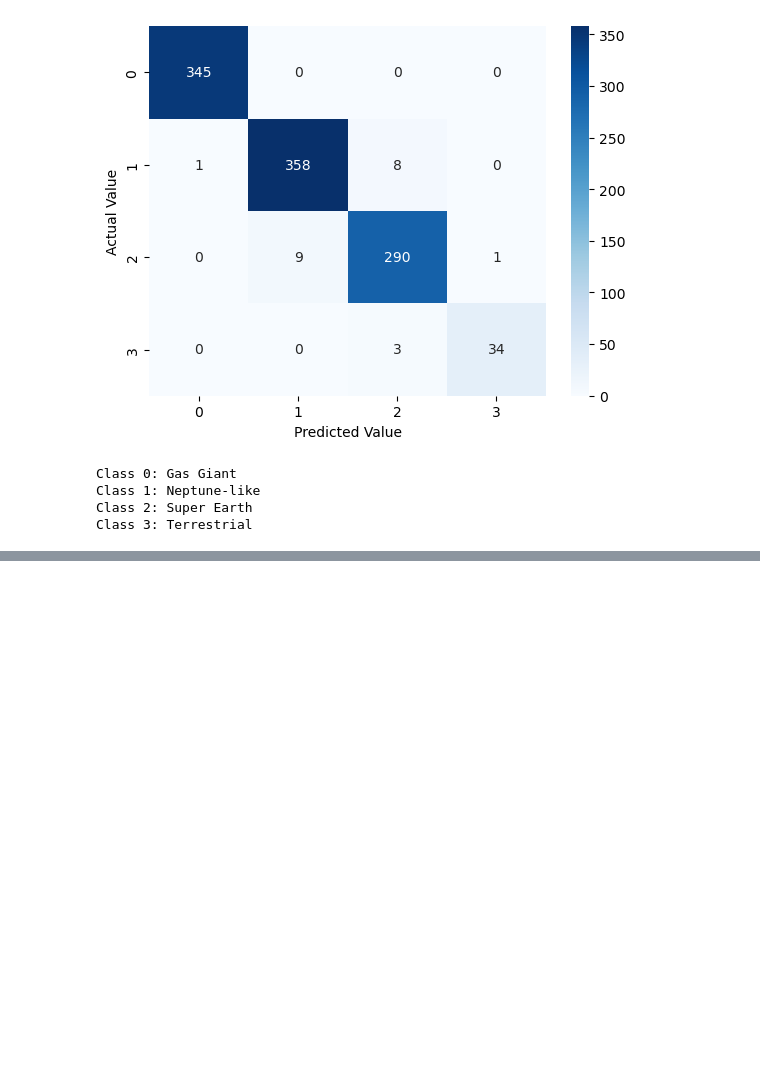
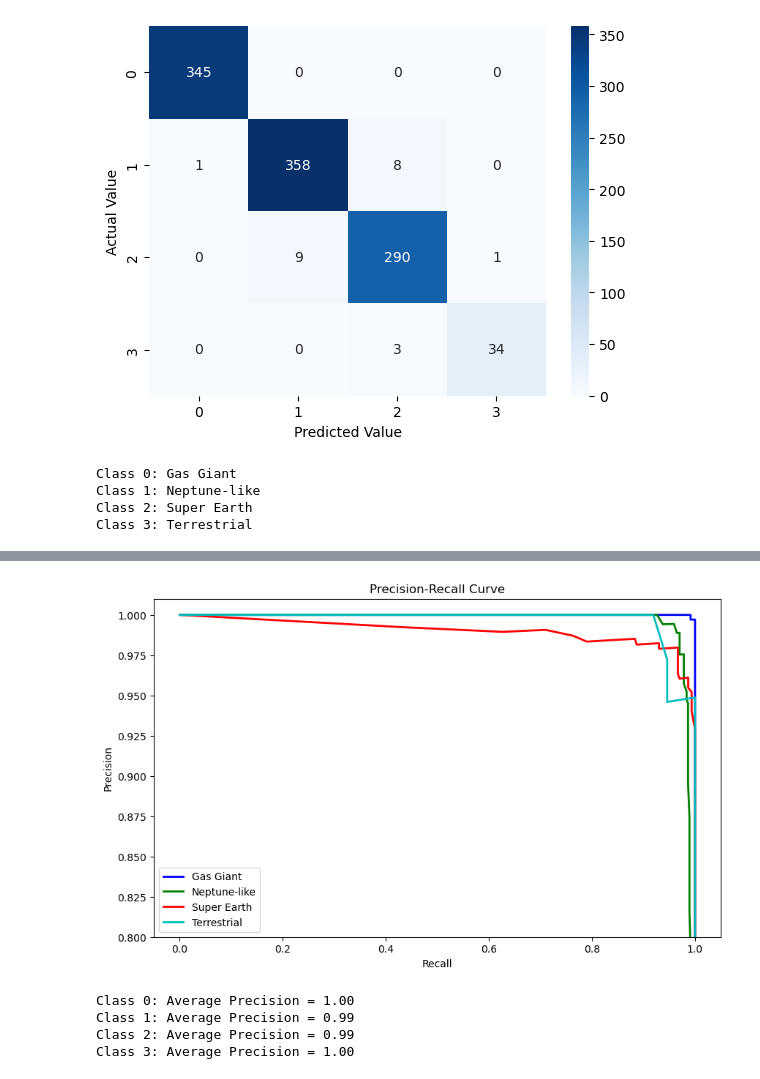
Before and after one commit to jkmschoultz/exoplanet-classifier, a Jupyter notebook: exoplanet_classification.ipynb, the cells around one changed output, grey strips where cells are left out. Saved outputs shown, nothing was run; the diff lists cells and outputs as text; code cells hidden in the pictures; blank space fills up the shorter version.

```diff
--- a/exoplanet_classification.ipynb
+++ b/exoplanet_classification.ipynb
@@ -207,0 +244,44 @@ Class 3: Terrestrial
+# %%
+from sklearn.metrics import precision_recall_curve, average_precision_score
+
+# 'y_test' and 'y_probs' are arrays with the true labels and predicted probabilities for each class
+# Convert the multiclass labels to binary format
+y_test_bin = label_binarize(y_test, classes=np.unique(y_test))
+
+# Compute Precision-Recall curve for each planet type
+precision = dict()
+recall = dict()
+
+n_classes = len(np.unique(y_test))
+for i in range(n_classes):
+    precision[i], recall[i], _ = precision_recall_curve(y_test_bin[:, i], y_probs[:, i])
+
+# Plot Precision-Recall curves
+plt.figure(figsize=(10, 6))
+colors = ['b', 'g', 'r', 'c', 'm', 'y', 'k']
+
+for i, color in zip(range(n_classes), colors):
+    plt.plot(recall[i], precision[i], color=color, lw=2, label=f'{class_mapping[i]}')
+
+
+plt.ylim([0.8, 1.01])
+plt.xlabel('Recall')
+plt.ylabel('Precision')
+plt.title('Precision-Recall Curve')
+plt.legend()
+plt.show()
+
+# Calculate average precision for each class
+average_precision = dict()
+for i in range(n_classes):
+    average_precision[i] = average_precision_score(y_test_bin[:, i], y_probs[:, i])
+
+# Print average precision for each class
+for i in range(n_classes):
+    print(f'Class {i}: Average Precision = {average_precision[i]:.2f}')
+# %% [output]
+[figure, added]
+Class 0: Average Precision = 1.00
+Class 1: Average Precision = 0.99
+Class 2: Average Precision = 0.99
+Class 3: Average Precision = 1.00
```
Also changed, not shown: parts of 1 cell of this notebook.
